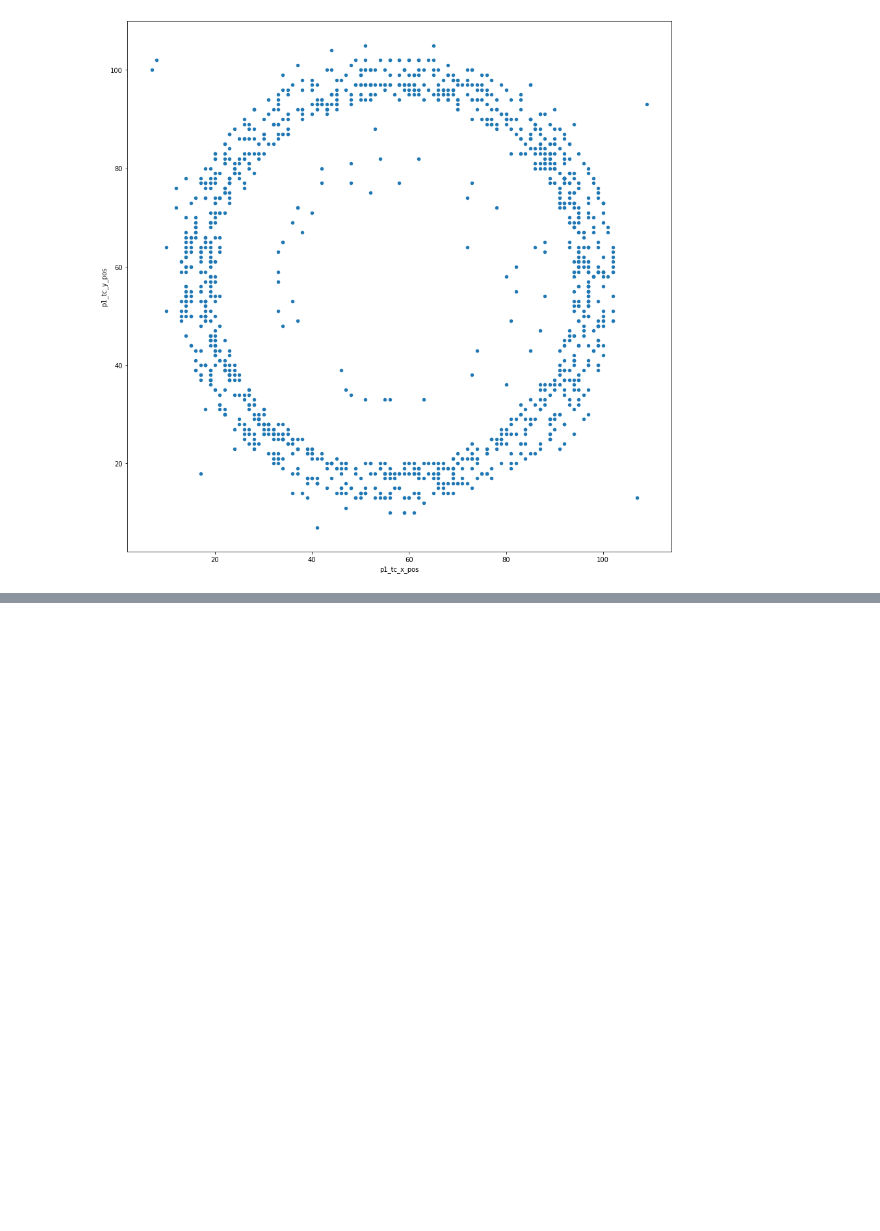
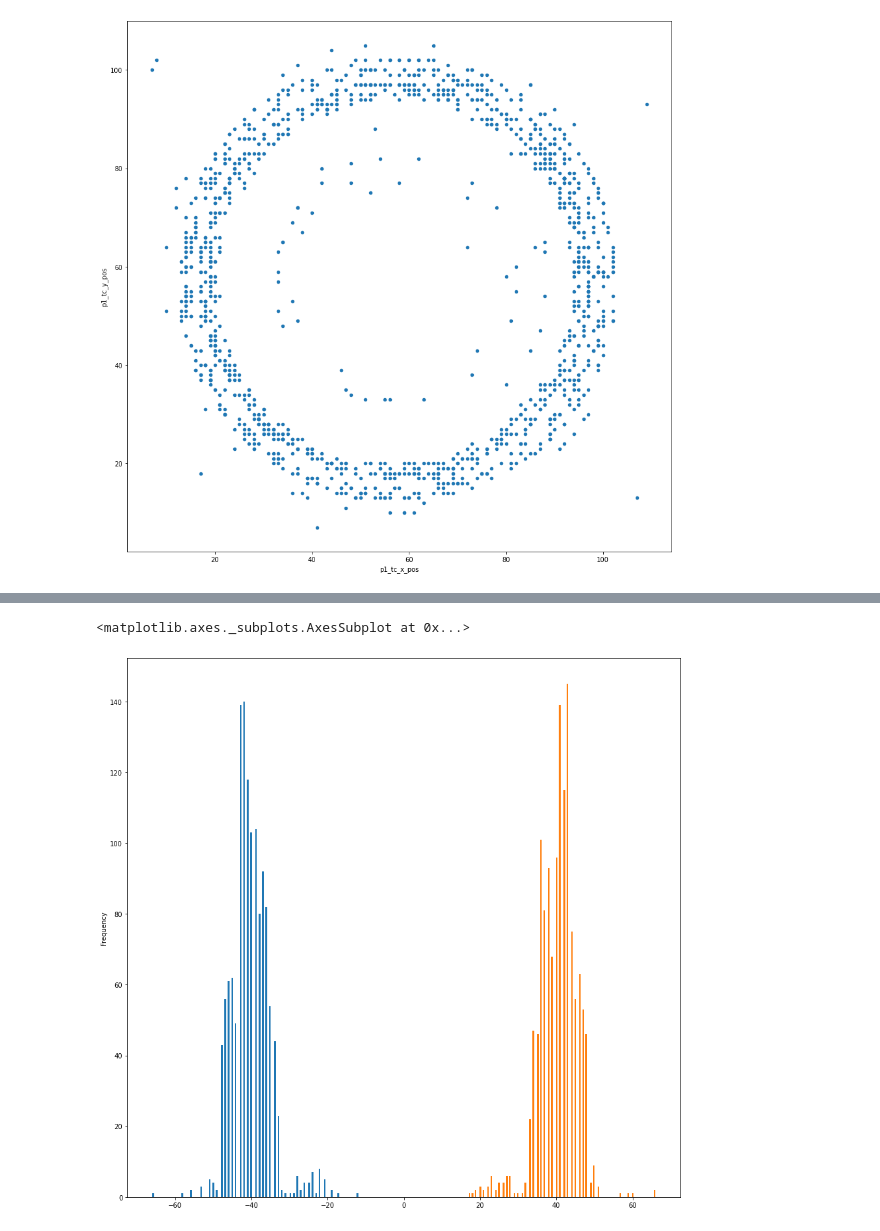
Before and after one commit to nicoelbert/AIS-Script, a Jupyter notebook: aoe2net_aoe2insights_joint_analytics.ipynb, the cells around one changed output, grey strips where cells are left out. Cells and saved outputs as stored; diff of their text form; code cells hidden in the pictures; blank space fills up the shorter version.

```diff
--- a/aoe2net_aoe2insights_joint_analytics.ipynb
+++ b/aoe2net_aoe2insights_joint_analytics.ipynb
@@ -74,0 +108,7 @@ tc_pos_normed_df.head()
+# %%
+
+ax = tc_pos_normed_df["w_tc_center_dist"].plot.hist(bins = 120, figsize = (15,15))
+tc_pos_normed_df["l_tc_center_dist"].plot.hist(bins = 120, figsize = (15,15),ax = ax)
+# %% [output]
+<matplotlib.axes._subplots.AxesSubplot at 0x...>
+[figure, added]
```
Also changed, not shown: parts of 5 cells of this notebook.
